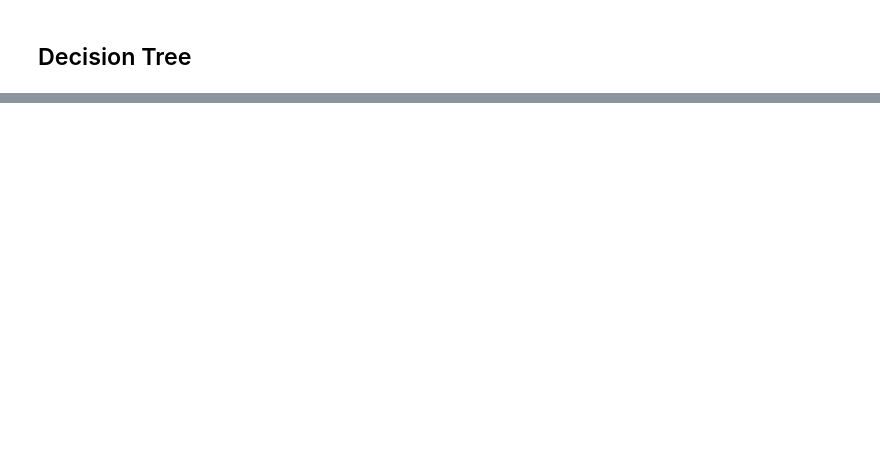
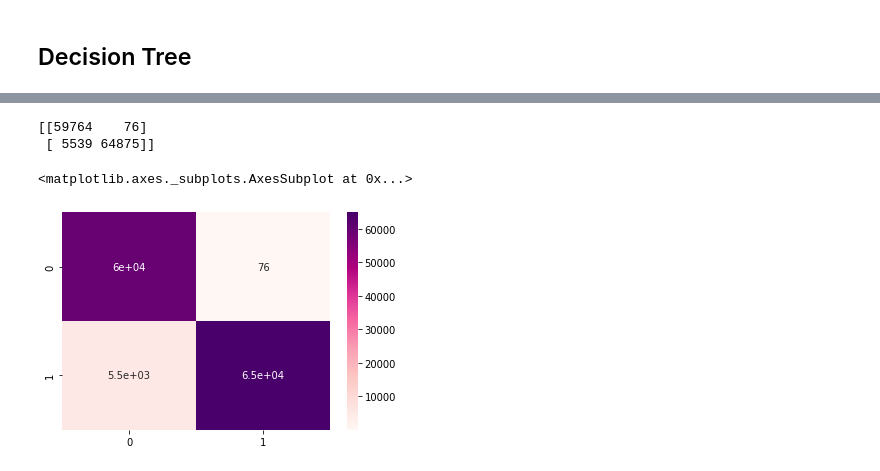
Before and after one commit to Shashwat-spyder/Health-Insurance-Cross-Sell, a Jupyter notebook: Copy_of_HEALTH_INSURANCE_CROSS_SELL_PREDICTION.ipynb, the cells around one changed output, grey strips where cells are left out. Drawn from its saved outputs; the diff is of its cells as text; code cells hidden in the pictures; blank space fills up the shorter version.

```diff
--- a/Copy_of_HEALTH_INSURANCE_CROSS_SELL_PREDICTION.ipynb
+++ b/Copy_of_HEALTH_INSURANCE_CROSS_SELL_PREDICTION.ipynb
@@ -498,0 +561,9 @@ print(auc)
+# %%
+cmrf=confusion_matrix(y_predRF,y_test)
+print(cmrf)
+sns.heatmap(cmrf,annot=True,cmap='RdPu')
+# %% [output]
+[[59764    76]
+ [ 5539 64875]]
+<matplotlib.axes._subplots.AxesSubplot at 0x...>
+[figure, added]
```
Also changed, not shown: parts of 31 cells of this notebook.
